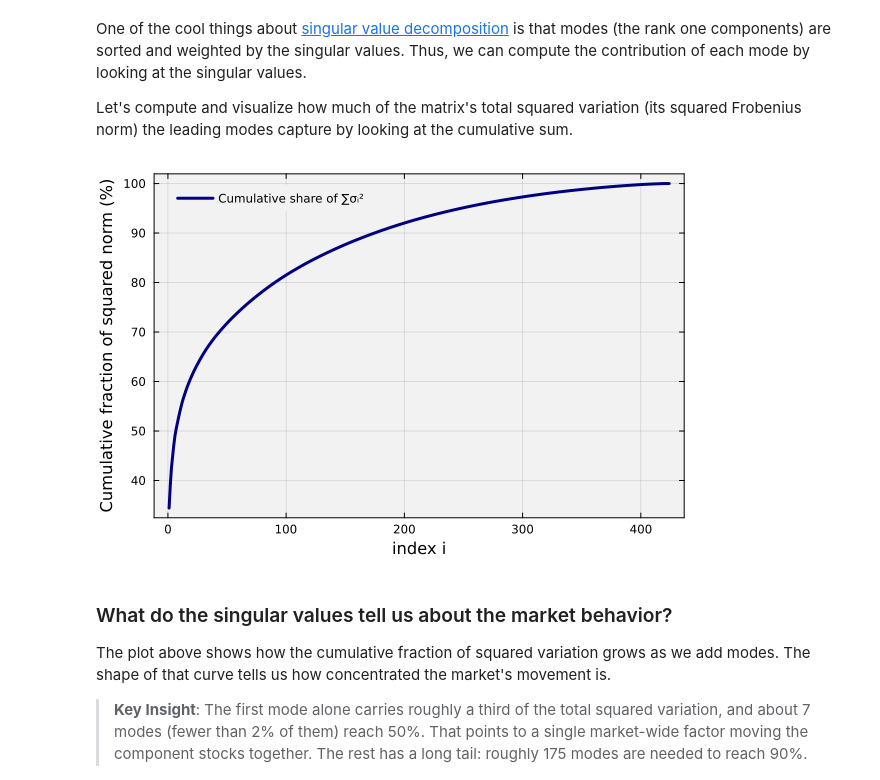
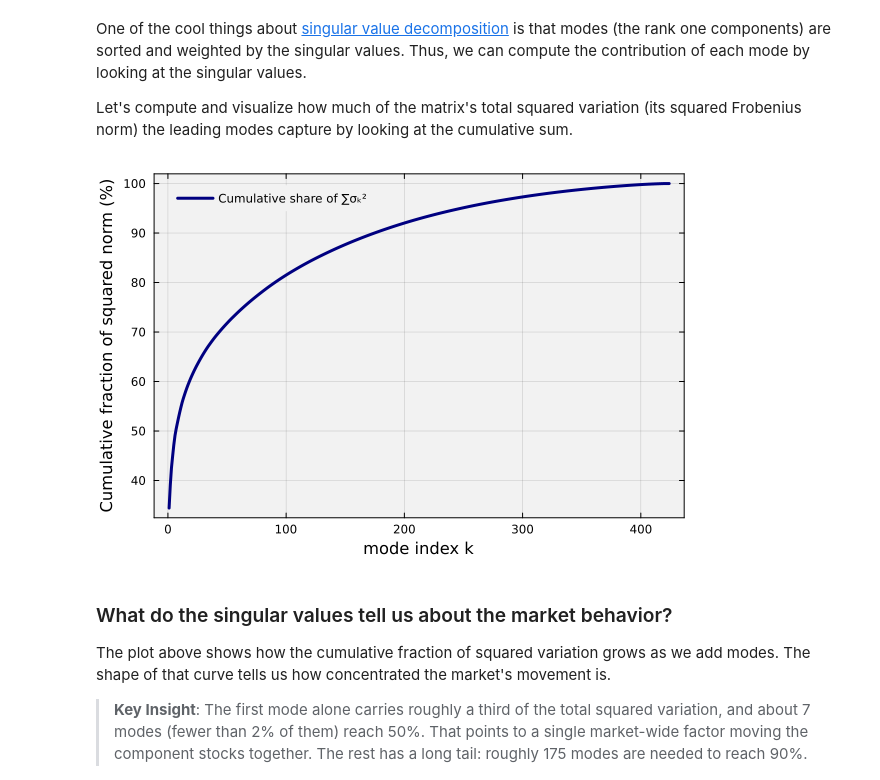
Before and after one commit to varnerlab/CHEME-5660-CourseRepository-Fall-2026, a Jupyter notebook: lectures/week-3/L3a/CHEME-5660-L3a-SVD-SP500-Example-Fall-2026.ipynb, the cells around one changed output. Cells and saved outputs as stored; diff of their text form; code cells hidden in the pictures.

```diff
--- a/lectures/week-3/L3a/CHEME-5660-L3a-SVD-SP500-Example-Fall-2026.ipynb
+++ b/lectures/week-3/L3a/CHEME-5660-L3a-SVD-SP500-Example-Fall-2026.ipynb
@@ -213,18 +209,18 @@ Let's compute and visualize how much of the matrix's total squared variation (it
 # %%
 let
 
     # make a plot of the fractional contribution of the singular values
     number_of_modes = length(S);
     SS = S.^2/sum(S.^2); # fraction of the squared Frobenius norm
-    explained_array = [100*sum(SS[1:i]) for i ∈ 1:number_of_modes]; # comprehension
+    explained_array = [100*sum(SS[1:k]) for k ∈ 1:number_of_modes]; # comprehension
 
-    plot(explained_array, label="Cumulative share of ∑σᵢ²", lw=3, c=:navy)
+    plot(explained_array, label="Cumulative share of ∑σₖ²", lw=3, c=:navy)
     plot!(bg="gray95", background_color_outside="white", framestyle = :box, fg_legend = :transparent);
-    xlabel!("index i", fontsize=18)
+    xlabel!("mode index k", fontsize=18)
     ylabel!("Cumulative fraction of squared norm (%)", fontsize=18)
 end
 # %% [output]
-[figure, old version]
+[figure, new version]
 # %% [markdown]
 ### What do the singular values tell us about the market behavior?
 
```
Also changed, not shown: parts of 10 cells of this notebook, 1 other file.
